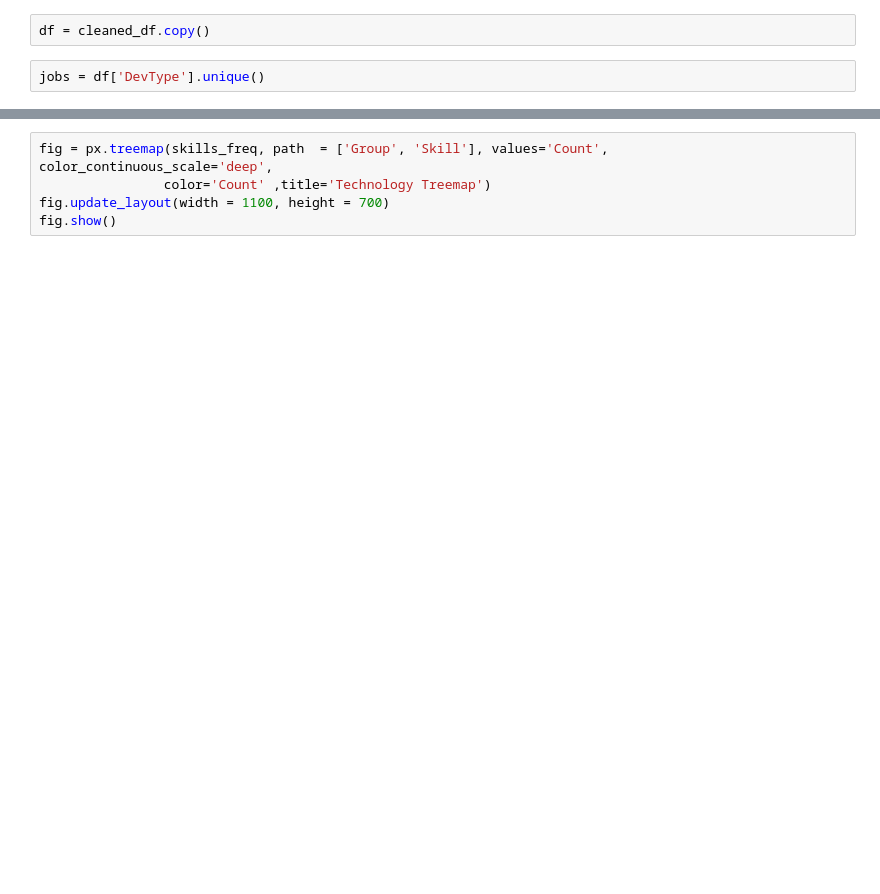
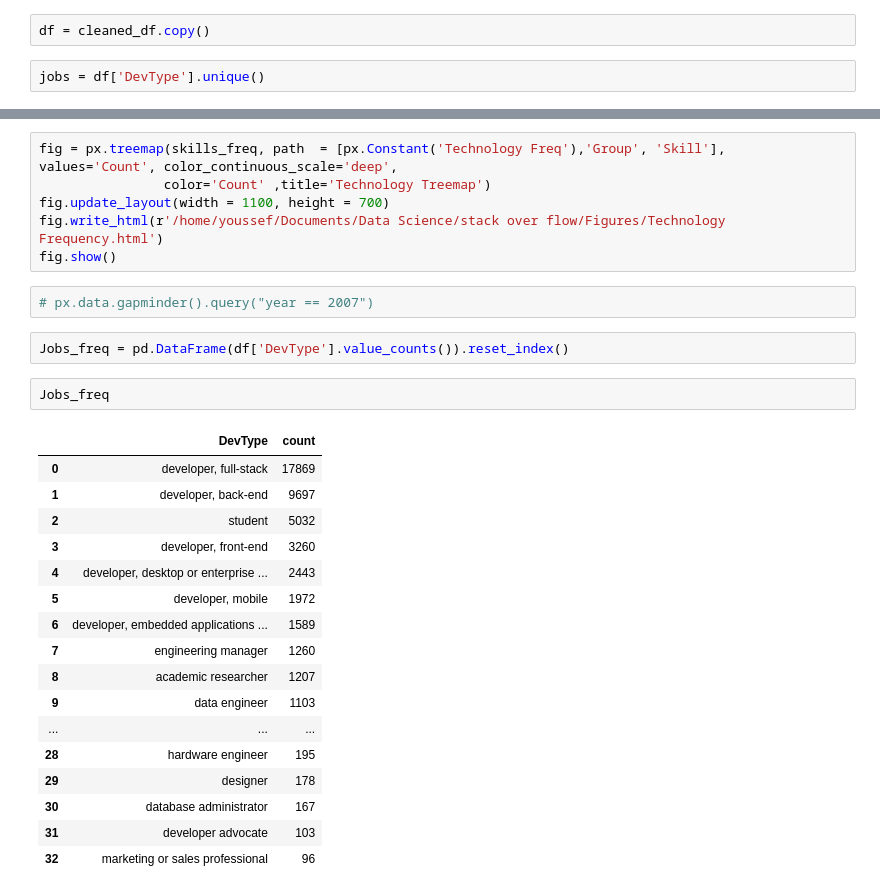
Before and after one commit to YoussefMakram27/Stack_overflow_survey_2024, a Jupyter notebook: 03_data_analysis.ipynb, the cells around one changed output, grey strips where cells are left out. Drawn from its saved outputs; the diff is of its cells as text; blank space fills up the shorter version.

```diff
--- a/03_data_analysis.ipynb
+++ b/03_data_analysis.ipynb
@@ -80,5 +86,30 @@ skills_freq.head(20)
 # %%
-fig = px.treemap(skills_freq, path  = ['Group', 'Skill'], values='Count', color_continuous_scale='deep',
+fig = px.treemap(skills_freq, path  = [px.Constant('Technology Freq'),'Group', 'Skill'], values='Count', color_continuous_scale='deep',
                 color='Count' ,title='Technology Treemap')
 fig.update_layout(width = 1100, height = 700)
+fig.write_html(r'/home/youssef/Documents/Data Science/stack over flow/Figures/Technology Frequency.html')
 fig.show()
+# %%
+# px.data.gapminder().query("year == 2007")
+# %%
+Jobs_freq = pd.DataFrame(df['DevType'].value_counts()).reset_index()
+# %%
+Jobs_freq
+# %% [output]
+|  | DevType | count |
+| 0 | developer, full-stack | 17869 |
+| 1 | developer, back-end | 9697 |
+| 2 | student | 5032 |
+| 3 | developer, front-end | 3260 |
+| 4 | developer, desktop or enterprise ... | 2443 |
+| 5 | developer, mobile | 1972 |
+| 6 | developer, embedded applications ... | 1589 |
+| 7 | engineering manager | 1260 |
+| 8 | academic researcher | 1207 |
+| 9 | data engineer | 1103 |
+| ... | ... | ... |
+| 28 | hardware engineer | 195 |
+| 29 | designer | 178 |
+| 30 | database administrator | 167 |
+| 31 | developer advocate | 103 |
+| 32 | marketing or sales professional | 96 |
```
Also changed, not shown: parts of 17 cells of this notebook, 2 other files.
